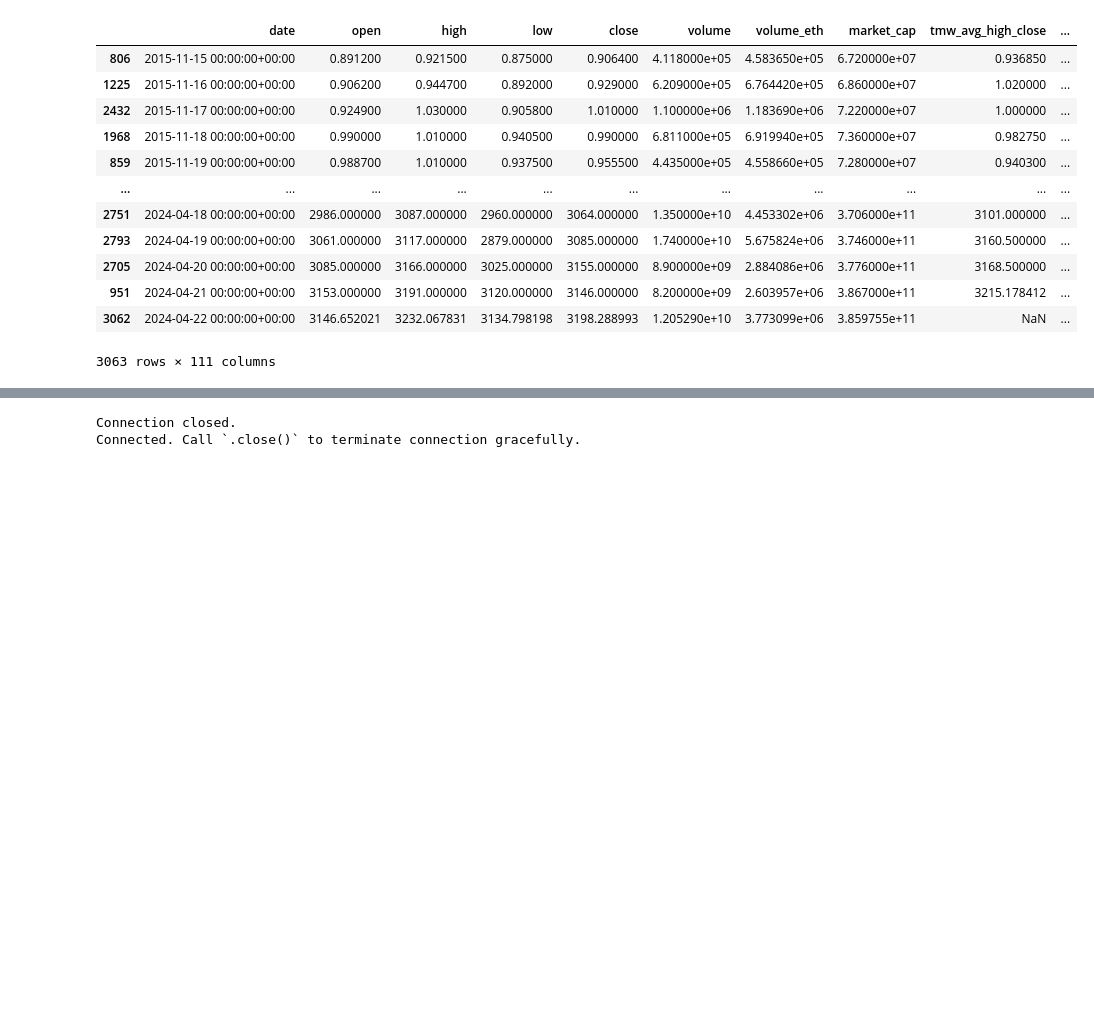
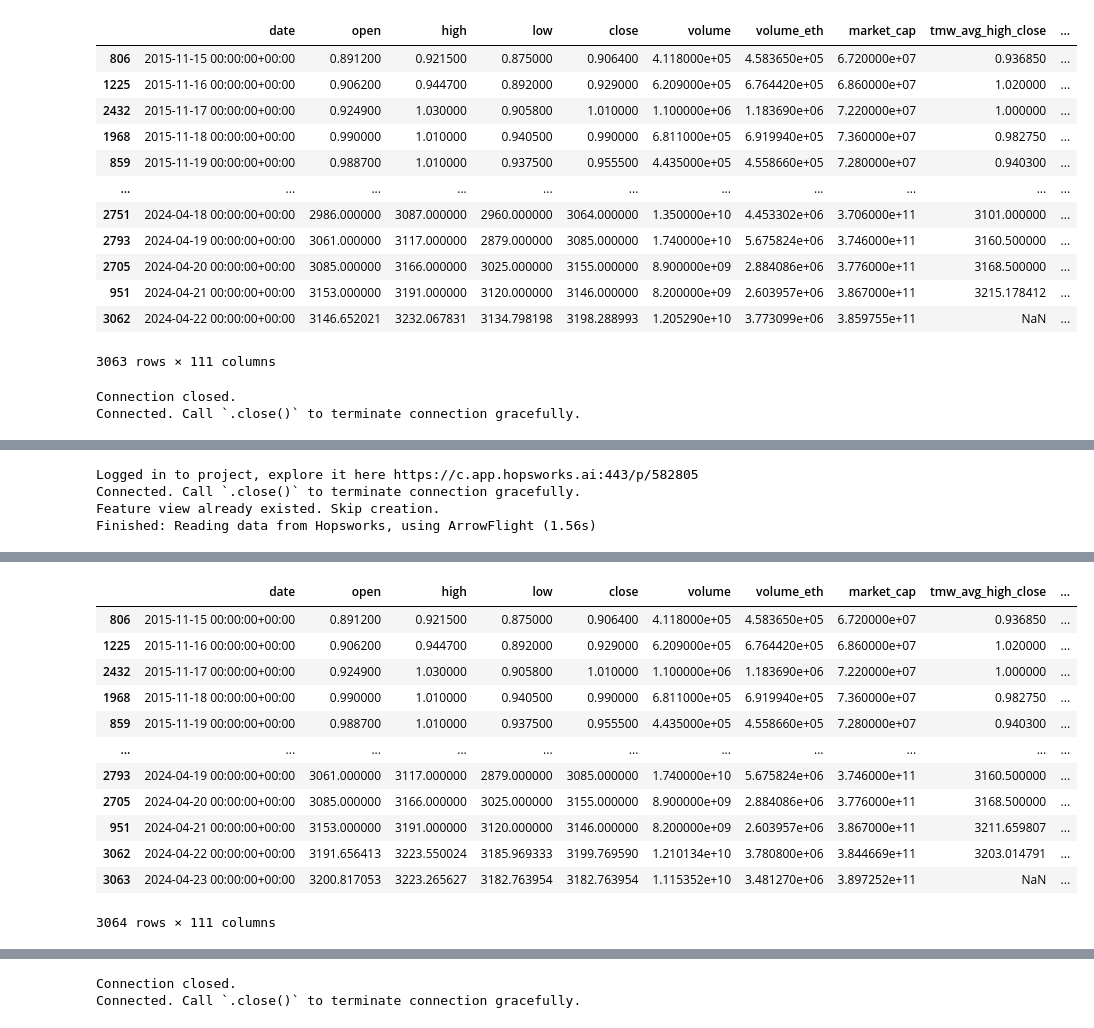
Before and after one commit to sadovsd/crypto-price-prediction-ML-pipeline, a Jupyter notebook: notebooks/scratch.ipynb, the cells around one changed output, grey strips where cells are left out. Cells and saved outputs as stored; diff of their text form; code cells hidden in the pictures; blank space fills up the shorter version.

```diff
--- a/notebooks/scratch.ipynb
+++ b/notebooks/scratch.ipynb
@@ -40,3 +40,9 @@ VersionWarning: Incremented version to `11`.
 | 951 | 2024-04-21 00:00:00+00:00 | 3153.000000 | 3191.000000 | 3120.000000 | 3146.000000 | 8.200000e+09 | 2.603957e+06 | 3.867000e+11 | 3215.178412 | ... |
 | 3062 | 2024-04-22 00:00:00+00:00 | 3146.652021 | 3232.067831 | 3134.798198 | 3198.288993 | 1.205290e+10 | 3.773099e+06 | 3.859755e+11 | NaN | ... |
 3063 rows × 111 columns
+# %%
+eth_transformed2 = pull_data('eth_ohlc_transformed', 1, 'eth_ohlc_transformed_view', 1)
+eth_transformed2
+# %% [output]
+Connection closed.
+Connected. Call `.close()` to terminate connection gracefully.
@@ -42,0 +51,4 @@ VersionWarning: Incremented version to `11`.
+Logged in to project, explore it here https://c.app.hopsworks.ai:443/p/582805
+Connected. Call `.close()` to terminate connection gracefully.
+Feature view already existed. Skip creation.
+Finished: Reading data from Hopsworks, using ArrowFlight (1.56s)
@@ -42,0 +56,13 @@ VersionWarning: Incremented version to `11`.
+|  | date | open | high | low | close | volume | volume_eth | market_cap | tmw_avg_high_close | ... |
+| 806 | 2015-11-15 00:00:00+00:00 | 0.891200 | 0.921500 | 0.875000 | 0.906400 | 4.118000e+05 | 4.583650e+05 | 6.720000e+07 | 0.936850 | ... |
+| 1225 | 2015-11-16 00:00:00+00:00 | 0.906200 | 0.944700 | 0.892000 | 0.929000 | 6.209000e+05 | 6.764420e+05 | 6.860000e+07 | 1.020000 | ... |
+| 2432 | 2015-11-17 00:00:00+00:00 | 0.924900 | 1.030000 | 0.905800 | 1.010000 | 1.100000e+06 | 1.183690e+06 | 7.220000e+07 | 1.000000 | ... |
+| 1968 | 2015-11-18 00:00:00+00:00 | 0.990000 | 1.010000 | 0.940500 | 0.990000 | 6.811000e+05 | 6.919940e+05 | 7.360000e+07 | 0.982750 | ... |
+| 859 | 2015-11-19 00:00:00+00:00 | 0.988700 | 1.010000 | 0.937500 | 0.955500 | 4.435000e+05 | 4.558660e+05 | 7.280000e+07 | 0.940300 | ... |
+| ... | ... | ... | ... | ... | ... | ... | ... | ... | ... | ... |
+| 2793 | 2024-04-19 00:00:00+00:00 | 3061.000000 | 3117.000000 | 2879.000000 | 3085.000000 | 1.740000e+10 | 5.675824e+06 | 3.746000e+11 | 3160.500000 | ... |
+| 2705 | 2024-04-20 00:00:00+00:00 | 3085.000000 | 3166.000000 | 3025.000000 | 3155.000000 | 8.900000e+09 | 2.884086e+06 | 3.776000e+11 | 3168.500000 | ... |
+| 951 | 2024-04-21 00:00:00+00:00 | 3153.000000 | 3191.000000 | 3120.000000 | 3146.000000 | 8.200000e+09 | 2.603957e+06 | 3.867000e+11 | 3211.659807 | ... |
+| 3062 | 2024-04-22 00:00:00+00:00 | 3191.656413 | 3223.550024 | 3185.969333 | 3199.769590 | 1.210134e+10 | 3.780800e+06 | 3.844669e+11 | 3203.014791 | ... |
+| 3063 | 2024-04-23 00:00:00+00:00 | 3200.817053 | 3223.265627 | 3182.763954 | 3182.763954 | 1.115352e+10 | 3.481270e+06 | 3.897252e+11 | NaN | ... |
+3064 rows × 111 columns
```
Also changed, not shown: parts of 2 cells of this notebook, 3 other files.
